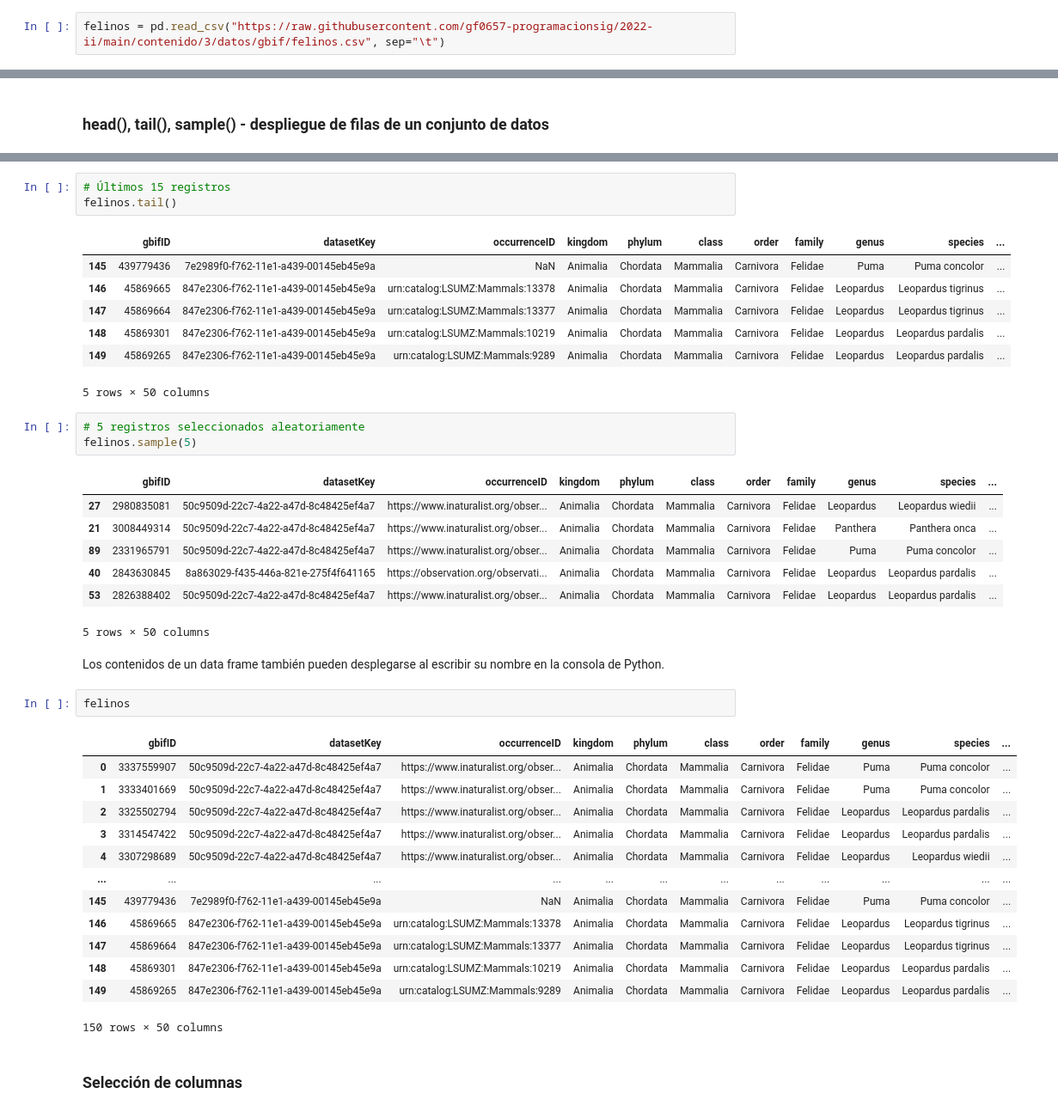
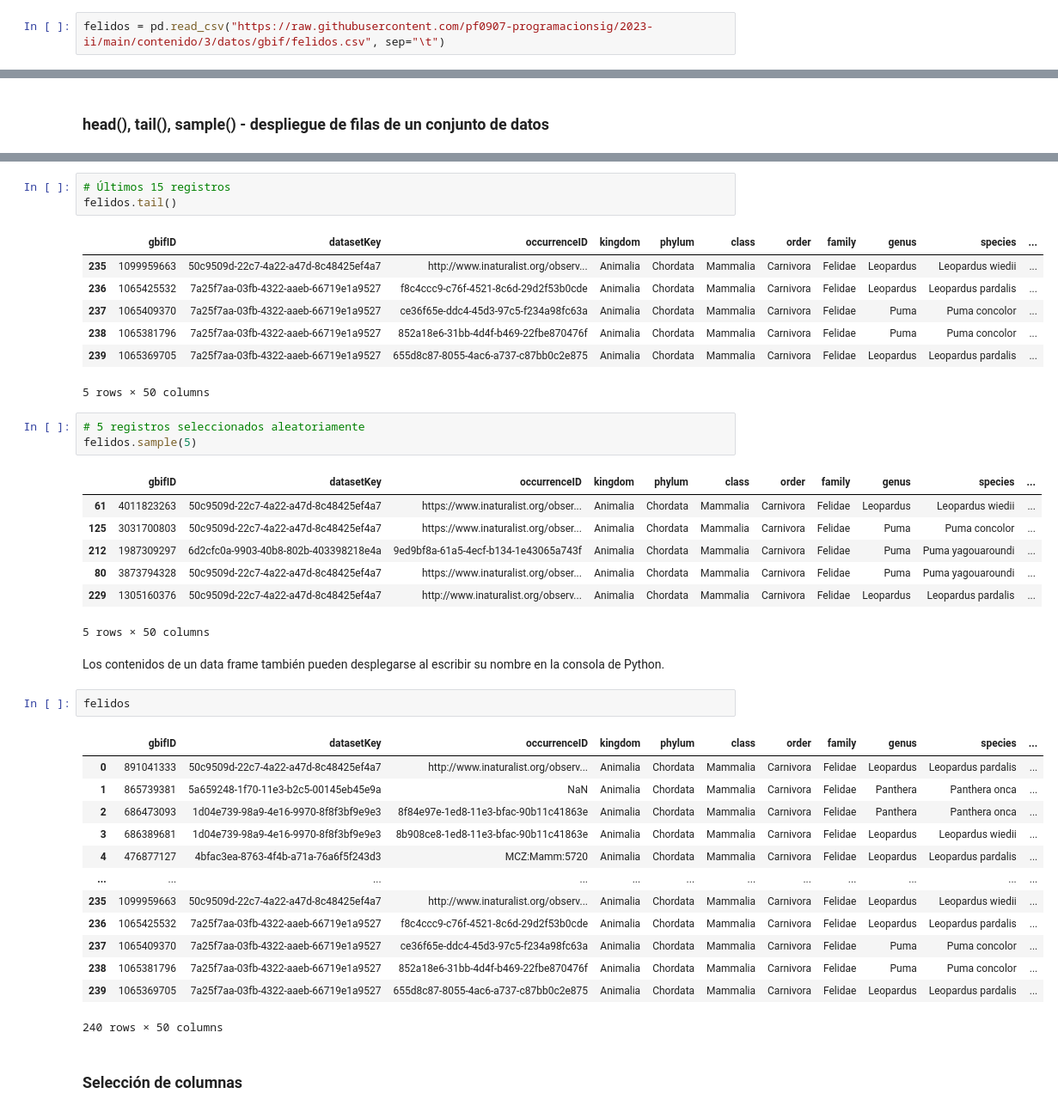
Before and after one commit to pf0907-programacionsig/2023-ii, a Jupyter notebook: _build/html/_sources/contenido/3/pandas.ipynb, the cells around one changed output, grey strips where cells are left out. Shown at 86% size. Drawn from its saved outputs; the diff is of its cells as text.

```diff
--- a/_build/html/_sources/contenido/3/pandas.ipynb
+++ b/_build/html/_sources/contenido/3/pandas.ipynb
@@ -124,7 +124,7 @@ En los siguientes ejemplos, se utilizará un conjunto de registros de presencia
 # %% [markdown]
 ### read_csv() - carga de datos
 # %%
-felinos = pd.read_csv("https://raw.githubusercontent.com/gf0657-programacionsig/2022-ii/main/contenido/3/datos/gbif/felinos.csv", sep="\t")
+felidos = pd.read_csv("https://raw.githubusercontent.com/pf0907-programacionsig/2023-ii/main/contenido/3/datos/gbif/felidos.csv", sep="\t")
 # %% [markdown]
 ### info() - información general sobre un conjunto de datos
 # %%
@@ -162,44 +162,44 @@ felinos.head()
 5 rows × 50 columns
 # %%
 # Últimos 15 registros
-felinos.tail()
+felidos.tail()
 # %% [output]
 |  | gbifID | datasetKey | occurrenceID | kingdom | phylum | class | order | family | genus | species | ... |
-| 145 | 439779436 | 7e2989f0-f762-11e1-a439-00145eb45e9a | NaN | Animalia | Chordata | Mammalia | Carnivora | Felidae | Puma | Puma concolor | ... |
-| 146 | 45869665 | 847e2306-f762-11e1-a439-00145eb45e9a | urn:catalog:LSUMZ:Mammals:13378 | Animalia | Chordata | Mammalia | Carnivora | Felidae | Leopardus | Leopardus tigrinus | ... |
-| 147 | 45869664 | 847e2306-f762-11e1-a439-00145eb45e9a | urn:catalog:LSUMZ:Mammals:13377 | Animalia | Chordata | Mammalia | Carnivora | Felidae | Leopardus | Leopardus tigrinus | ... |
-| 148 | 45869301 | 847e2306-f762-11e1-a439-00145eb45e9a | urn:catalog:LSUMZ:Mammals:10219 | Animalia | Chordata | Mammalia | Carnivora | Felidae | Leopardus | Leopardus pardalis | ... |
-| 149 | 45869265 | 847e2306-f762-11e1-a439-00145eb45e9a | urn:catalog:LSUMZ:Mammals:9289 | Animalia | Chordata | Mammalia | Carnivora | Felidae | Leopardus | Leopardus pardalis | ... |
+| 235 | 1099959663 | 50c9509d-22c7-4a22-a47d-8c48425ef4a7 | http://www.inaturalist.org/observ... | Animalia | Chordata | Mammalia | Carnivora | Felidae | Leopardus | Leopardus wiedii | ... |
+| 236 | 1065425532 | 7a25f7aa-03fb-4322-aaeb-66719e1a9527 | f8c4ccc9-c76f-4521-8c6d-29d2f53b0cde | Animalia | Chordata | Mammalia | Carnivora | Felidae | Leopardus | Leopardus pardalis | ... |
+| 237 | 1065409370 | 7a25f7aa-03fb-4322-aaeb-66719e1a9527 | ce36f65e-ddc4-45d3-97c5-f234a98fc63a | Animalia | Chordata | Mammalia | Carnivora | Felidae | Puma | Puma concolor | ... |
+| 238 | 1065381796 | 7a25f7aa-03fb-4322-aaeb-66719e1a9527 | 852a18e6-31bb-4d4f-b469-22fbe870476f | Animalia | Chordata | Mammalia | Carnivora | Felidae | Puma | Puma concolor | ... |
+| 239 | 1065369705 | 7a25f7aa-03fb-4322-aaeb-66719e1a9527 | 655d8c87-8055-4ac6-a737-c87bb0c2e875 | Animalia | Chordata | Mammalia | Carnivora | Felidae | Leopardus | Leopardus pardalis | ... |
 5 rows × 50 columns
 # %%
 # 5 registros seleccionados aleatoriamente
-felinos.sample(5)
+felidos.sample(5)
 # %% [output]
 |  | gbifID | datasetKey | occurrenceID | kingdom | phylum | class | order | family | genus | species | ... |
-| 27 | 2980835081 | 50c9509d-22c7-4a22-a47d-8c48425ef4a7 | https://www.inaturalist.org/obser... | Animalia | Chordata | Mammalia | Carnivora | Felidae | Leopardus | Leopardus wiedii | ... |
-| 21 | 3008449314 | 50c9509d-22c7-4a22-a47d-8c48425ef4a7 | https://www.inaturalist.org/obser... | Animalia | Chordata | Mammalia | Carnivora | Felidae | Panthera | Panthera onca | ... |
-| 89 | 2331965791 | 50c9509d-22c7-4a22-a47d-8c48425ef4a7 | https://www.inaturalist.org/obser... | Animalia | Chordata | Mammalia | Carnivora | Felidae | Puma | Puma concolor | ... |
-| 40 | 2843630845 | 8a863029-f435-446a-821e-275f4f641165 | https://observation.org/observati... | Animalia | Chordata | Mammalia | Carnivora | Felidae | Leopardus | Leopardus pardalis | ... |
-| 53 | 2826388402 | 50c9509d-22c7-4a22-a47d-8c48425ef4a7 | https://www.inaturalist.org/obser... | Animalia | Chordata | Mammalia | Carnivora | Felidae | Leopardus | Leopardus pardalis | ... |
+| 61 | 4011823263 | 50c9509d-22c7-4a22-a47d-8c48425ef4a7 | https://www.inaturalist.org/obser... | Animalia | Chordata | Mammalia | Carnivora | Felidae | Leopardus | Leopardus wiedii | ... |
+| 125 | 3031700803 | 50c9509d-22c7-4a22-a47d-8c48425ef4a7 | https://www.inaturalist.org/obser... | Animalia | Chordata | Mammalia | Carnivora | Felidae | Puma | Puma concolor | ... |
+| 212 | 1987309297 | 6d2cfc0a-9903-40b8-802b-403398218e4a | 9ed9bf8a-61a5-4ecf-b134-1e43065a743f | Animalia | Chordata | Mammalia | Carnivora | Felidae | Puma | Puma yagouaroundi | ... |
+| 80 | 3873794328 | 50c9509d-22c7-4a22-a47d-8c48425ef4a7 | https://www.inaturalist.org/obser... | Animalia | Chordata | Mammalia | Carnivora | Felidae | Puma | Puma yagouaroundi | ... |
+| 229 | 1305160376 | 50c9509d-22c7-4a22-a47d-8c48425ef4a7 | http://www.inaturalist.org/observ... | Animalia | Chordata | Mammalia | Carnivora | Felidae | Leopardus | Leopardus pardalis | ... |
 5 rows × 50 columns
 # %% [markdown]
 Los contenidos de un data frame también pueden desplegarse al escribir su nombre en la consola de Python.
 # %%
-felinos
+felidos
 # %% [output]
 |  | gbifID | datasetKey | occurrenceID | kingdom | phylum | class | order | family | genus | species | ... |
-| 0 | 3337559907 | 50c9509d-22c7-4a22-a47d-8c48425ef4a7 | https://www.inaturalist.org/obser... | Animalia | Chordata | Mammalia | Carnivora | Felidae | Puma | Puma concolor | ... |
-| 1 | 3333401669 | 50c9509d-22c7-4a22-a47d-8c48425ef4a7 | https://www.inaturalist.org/obser... | Animalia | Chordata | Mammalia | Carnivora | Felidae | Puma | Puma concolor | ... |
-| 2 | 3325502794 | 50c9509d-22c7-4a22-a47d-8c48425ef4a7 | https://www.inaturalist.org/obser... | Animalia | Chordata | Mammalia | Carnivora | Felidae | Leopardus | Leopardus pardalis | ... |
-| 3 | 3314547422 | 50c9509d-22c7-4a22-a47d-8c48425ef4a7 | https://www.inaturalist.org/obser... | Animalia | Chordata | Mammalia | Carnivora | Felidae | Leopardus | Leopardus pardalis | ... |
-| 4 | 3307298689 | 50c9509d-22c7-4a22-a47d-8c48425ef4a7 | https://www.inaturalist.org/obser... | Animalia | Chordata | Mammalia | Carnivora | Felidae | Leopardus | Leopardus wiedii | ... |
+| 0 | 891041333 | 50c9509d-22c7-4a22-a47d-8c48425ef4a7 | http://www.inaturalist.org/observ... | Animalia | Chordata | Mammalia | Carnivora | Felidae | Leopardus | Leopardus pardalis | ... |
+| 1 | 865739381 | 5a659248-1f70-11e3-b2c5-00145eb45e9a | NaN | Animalia | Chordata | Mammalia | Carnivora | Felidae | Panthera | Panthera onca | ... |
+| 2 | 686473093 | 1d04e739-98a9-4e16-9970-8f8f3bf9e9e3 | 8f84e97e-1ed8-11e3-bfac-90b11c41863e | Animalia | Chordata | Mammalia | Carnivora | Felidae | Panthera | Panthera onca | ... |
+| 3 | 686389681 | 1d04e739-98a9-4e16-9970-8f8f3bf9e9e3 | 8b908ce8-1ed8-11e3-bfac-90b11c41863e | Animalia | Chordata | Mammalia | Carnivora | Felidae | Leopardus | Leopardus wiedii | ... |
+| 4 | 476877127 | 4bfac3ea-8763-4f4b-a71a-76a6f5f243d3 | MCZ:Mamm:5720 | Animalia | Chordata | Mammalia | Carnivora | Felidae | Leopardus | Leopardus pardalis | ... |
 | ... | ... | ... | ... | ... | ... | ... | ... | ... | ... | ... | ... |
-| 145 | 439779436 | 7e2989f0-f762-11e1-a439-00145eb45e9a | NaN | Animalia | Chordata | Mammalia | Carnivora | Felidae | Puma | Puma concolor | ... |
-| 146 | 45869665 | 847e2306-f762-11e1-a439-00145eb45e9a | urn:catalog:LSUMZ:Mammals:13378 | Animalia | Chordata | Mammalia | Carnivora | Felidae | Leopardus | Leopardus tigrinus | ... |
-| 147 | 45869664 | 847e2306-f762-11e1-a439-00145eb45e9a | urn:catalog:LSUMZ:Mammals:13377 | Animalia | Chordata | Mammalia | Carnivora | Felidae | Leopardus | Leopardus tigrinus | ... |
-| 148 | 45869301 | 847e2306-f762-11e1-a439-00145eb45e9a | urn:catalog:LSUMZ:Mammals:10219 | Animalia | Chordata | Mammalia | Carnivora | Felidae | Leopardus | Leopardus pardalis | ... |
-| 149 | 45869265 | 847e2306-f762-11e1-a439-00145eb45e9a | urn:catalog:LSUMZ:Mammals:9289 | Animalia | Chordata | Mammalia | Carnivora | Felidae | Leopardus | Leopardus pardalis | ... |
+| 235 | 1099959663 | 50c9509d-22c7-4a22-a47d-8c48425ef4a7 | http://www.inaturalist.org/observ... | Animalia | Chordata | Mammalia | Carnivora | Felidae | Leopardus | Leopardus wiedii | ... |
+| 236 | 1065425532 | 7a25f7aa-03fb-4322-aaeb-66719e1a9527 | f8c4ccc9-c76f-4521-8c6d-29d2f53b0cde | Animalia | Chordata | Mammalia | Carnivora | Felidae | Leopardus | Leopardus pardalis | ... |
+| 237 | 1065409370 | 7a25f7aa-03fb-4322-aaeb-66719e1a9527 | ce36f65e-ddc4-45d3-97c5-f234a98fc63a | Animalia | Chordata | Mammalia | Carnivora | Felidae | Puma | Puma concolor | ... |
+| 238 | 1065381796 | 7a25f7aa-03fb-4322-aaeb-66719e1a9527 | 852a18e6-31bb-4d4f-b469-22fbe870476f | Animalia | Chordata | Mammalia | Carnivora | Felidae | Puma | Puma concolor | ... |
+| 239 | 1065369705 | 7a25f7aa-03fb-4322-aaeb-66719e1a9527 | 655d8c87-8055-4ac6-a737-c87bb0c2e875 | Animalia | Chordata | Mammalia | Carnivora | Felidae | Leopardus | Leopardus pardalis | ... |
-150 rows × 50 columns
+240 rows × 50 columns
 # %% [markdown]
 ### Selección de columnas
 # %% [markdown]
```
Also changed, not shown: parts of 19 cells of this notebook, 12 other files.
